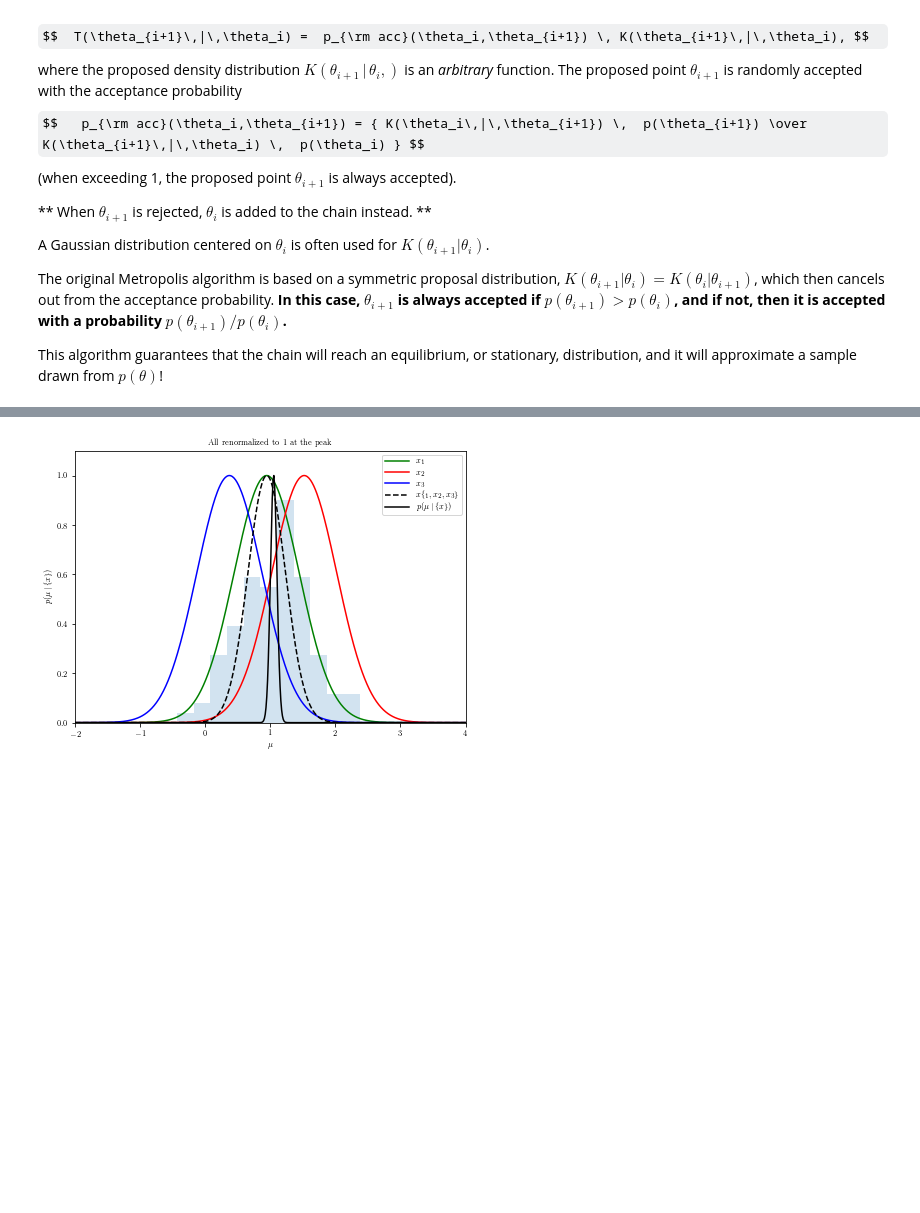
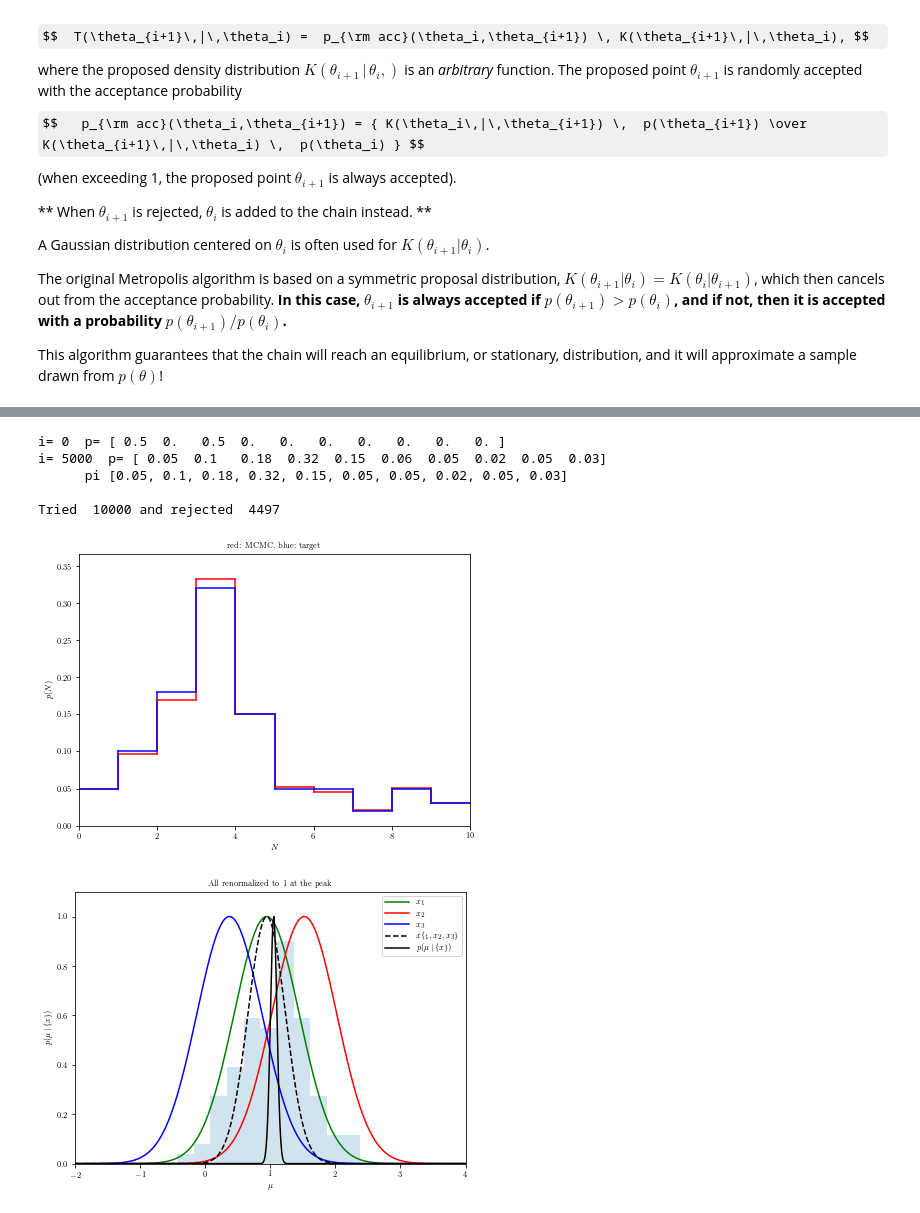
Before and after one commit to Ragadeepika-Pucha/astr-324-s17, a Jupyter notebook: notebooks/Week-5-Tue.ipynb, the cells around one changed output, grey strips where cells are left out. Drawn from its saved outputs; the diff is of its cells as text; code cells hidden in the pictures; some formulas as TeX source; blank space fills up the shorter version.

```diff
--- a/notebooks/Week-5-Tue.ipynb
+++ b/notebooks/Week-5-Tue.ipynb
@@ -558,3 +710,12 @@ Let's try it!
+# %%
+states = doSimpleMCMC(pi, startIndex, 10000, 5000, 1)
+# %% [output]
+i= 0  p= [ 0.5  0.   0.5  0.   0.   0.   0.   0.   0.   0. ]
+i= 5000  p= [ 0.05  0.1   0.18  0.32  0.15  0.06  0.05  0.02  0.05  0.03]
+      pi [0.05, 0.1, 0.18, 0.32, 0.15, 0.05, 0.05, 0.02, 0.05, 0.03]
+
+Tried  10000 and rejected  4497
+[figure, added]
 # %%
 np.random.seed(21)
 
```
Also changed, not shown: parts of 4 cells of this notebook.
